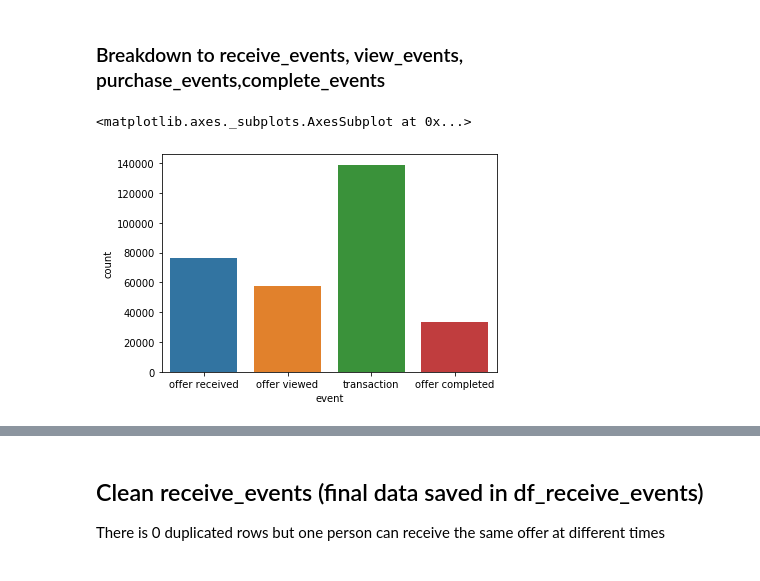
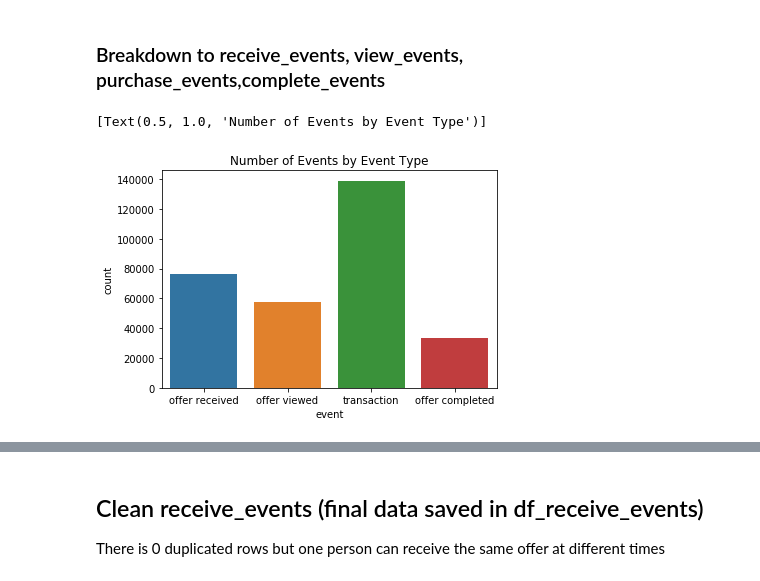
Before and after one commit to tanyayt/udacity_data_scientist, a Jupyter notebook: starbucks_optimizing_app_offers/Starbucks_Capstone_notebook.ipynb, the cells around one changed output, grey strips where cells are left out. Saved outputs shown, nothing was run; the diff lists cells and outputs as text; code cells hidden in the pictures.

```diff
--- a/starbucks_optimizing_app_offers/Starbucks_Capstone_notebook.ipynb
+++ b/starbucks_optimizing_app_offers/Starbucks_Capstone_notebook.ipynb
@@ -390,10 +427,12 @@ dtype: float64
 ### Breakdown to receive_events, view_events, purchase_events,complete_events
 # %%
 # visualize before breaking down
-sns.countplot(x='event',data=transcript)
+g = sns.countplot(x='event',data=transcript)
+g.set(title="Number of Events by Event Type")
+g.figure.savefig(".\image\event_type_distribution.png")
 # %% [output]
-<matplotlib.axes._subplots.AxesSubplot at 0x...>
+[Text(0.5, 1.0, 'Number of Events by Event Type')]
-[figure, old version]
+[figure, new version]
 # %%
 receive_events = transcript[transcript.event=='offer received']
 view_events = transcript[transcript.event=='offer viewed']
```
Also changed, not shown: parts of 67 cells of this notebook.
